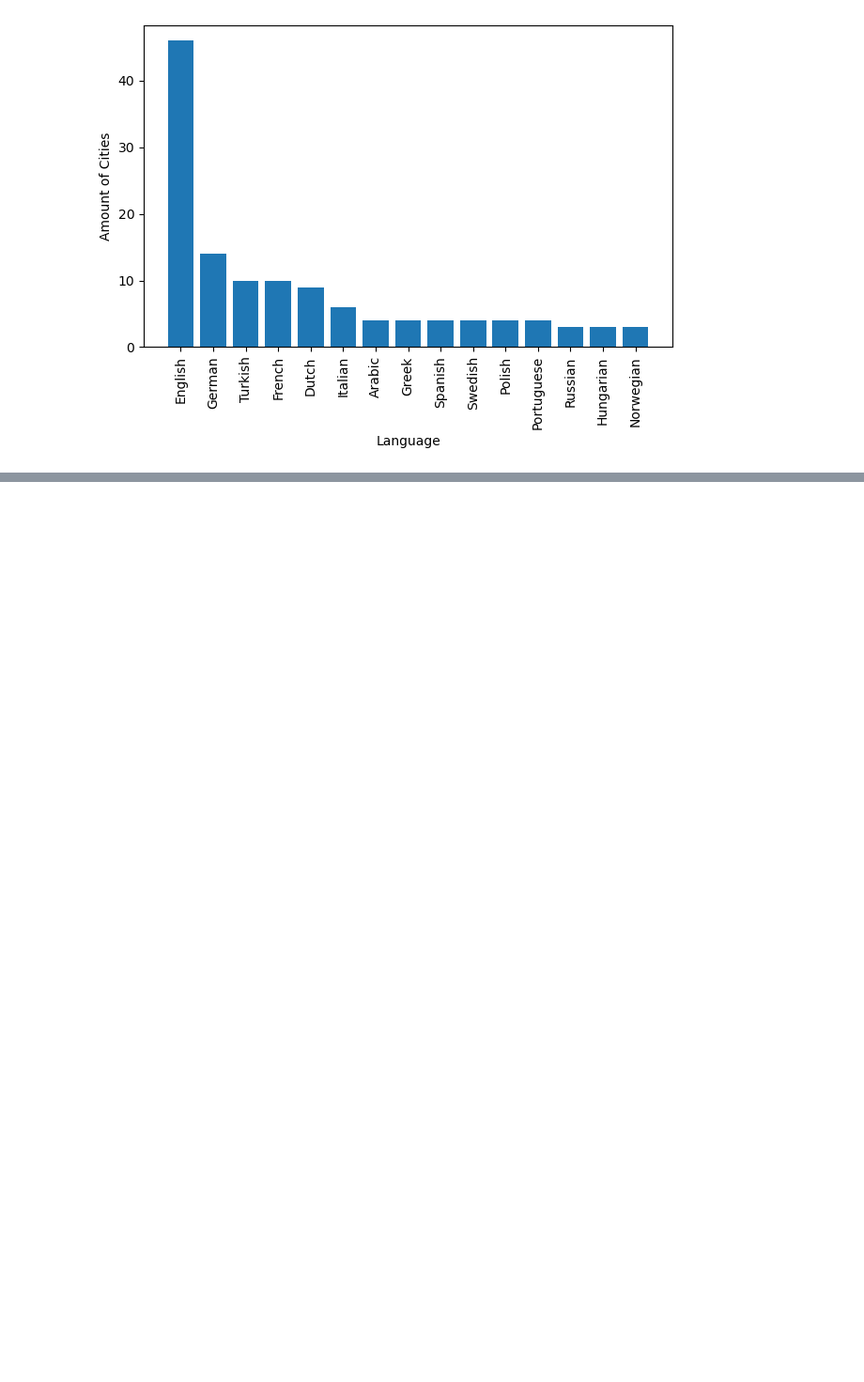
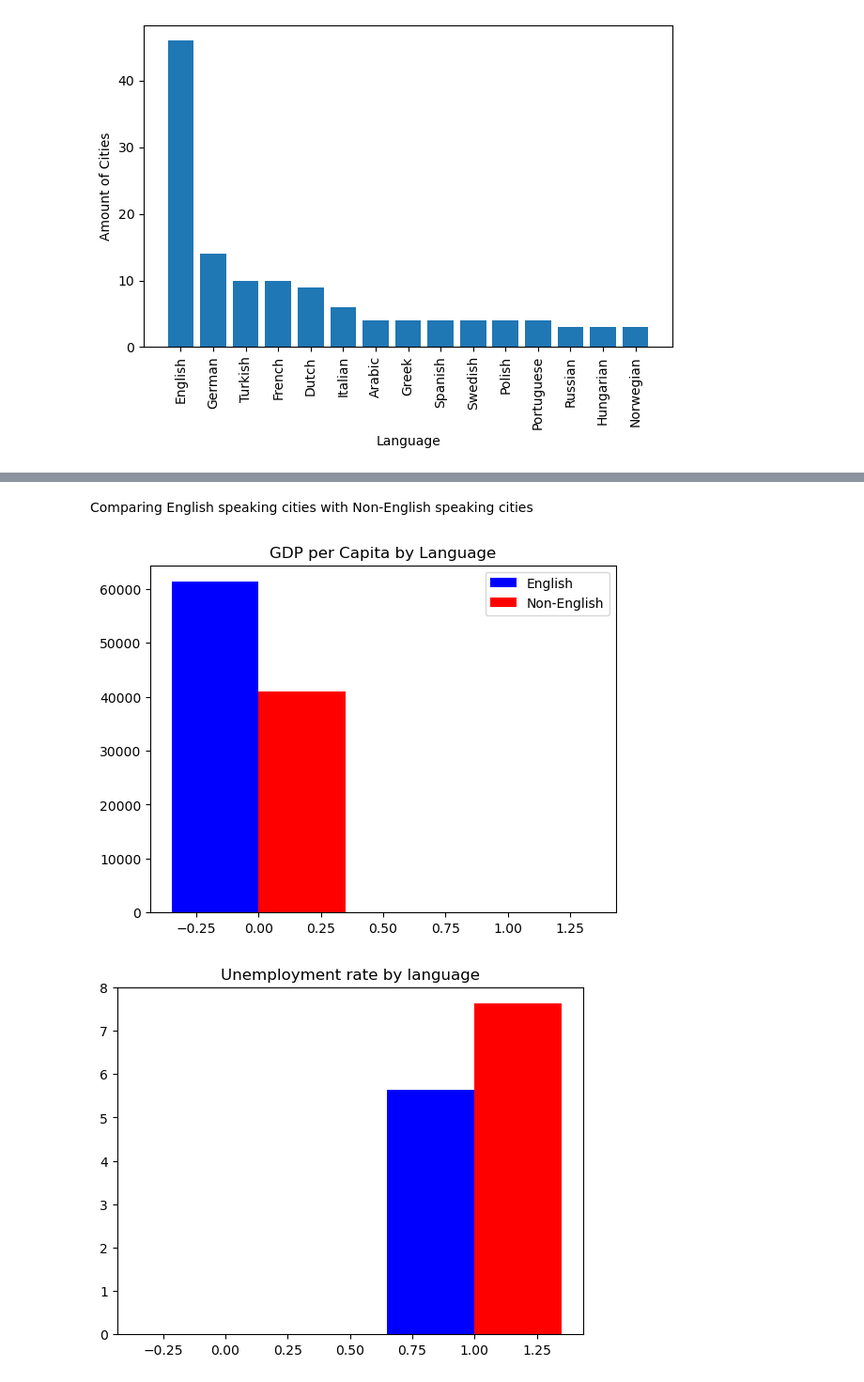
Before and after one commit to yair19-meet/PDS-project, a Jupyter notebook: src/analysis.ipynb, the cells around one changed output, grey strips where cells are left out. Shown: that part at 94% size. Saved outputs shown, nothing was run; the diff lists cells and outputs as text; code cells hidden in the pictures; blank space fills up the shorter version.

```diff
--- a/src/analysis.ipynb
+++ b/src/analysis.ipynb
@@ -189,14 +189,21 @@ plt.show()
 The most spoken languages
 # %%
 languages = {}
+english_spoken = []
 for item in data['Main Spoken Languages']:
     lst = str(item).split(",")
+    eng = False
     for i in lst:
         i = i.strip()
+        if i == 'English':
+            eng = True
         if i not in languages:
             languages[i] = 1
         else:
             languages[i] += 1
+    english_spoken.append(eng)
+
+data['english_spoken'] = english_spoken
 
 languages = sorted(languages.items(), key=lambda x: x[1], reverse=True)
 
@@ -212,0 +222,7 @@ plt.show()
+# %%
+data['unemployed_amt'] = data['Working Age Population '] * (data['Unemployment Rate'] / 100)
+data['unemployed_amt'] = data['unemployed_amt'].astype(np.int64)
+
+print("\nCities with the most people unemployed:\n")
+print(data[['City', 'unemployed_amt']]\
+      .sort_values(by='unemployed_amt', ascending=False).head().set_index('City'))
@@ -212,0 +239,41 @@ plt.show()
+# %% [markdown]
+Comparing English speaking cities with Non-English speaking cities
+# %%
+english_speaking_cities = data[data['english_spoken'] == True]
+non_english_speaking_cities = data[data['english_spoken'] == False]
+
+gdp_eng = english_speaking_cities['GDP per Capita'].mean()
+gdp_non_eng = non_english_speaking_cities['GDP per Capita'].mean()
+
+unemployment_eng = english_speaking_cities['Unemployment Rate'].mean()
+unemployment_non_eng = non_english_speaking_cities['Unemployment Rate'].mean()
+
+english_values = [gdp_eng, unemployment_eng]
+non_english_values = [gdp_non_eng, unemployment_non_eng]
+
+categories = ['GDP per Capita', 'Unemployment Rate']
+
+x = np.arange(len(categories))  # x locations for categories
+
+fig, ax = plt.subplots()
+
+ax.bar(x - 0.35/2, [gdp_eng, 0], 0.35, label='English', color='blue')
+ax.bar(x + 0.35/2, [gdp_non_eng, 0], 0.35, label='Non-English', color='red')
+
+ax.set_title('GDP per Capita by Language')
+
+fig2, ax2 = plt.subplots()
+ax2.bar(x - 0.35/2, [0, unemployment_eng], 0.35, label='English', color='blue')
+ax2.bar(x + 0.35/2, [0, unemployment_non_eng], 0.35, label='Non-English', color='red')
+
+ax2.set_title('Unemployment rate by language')
+
+
+ax.legend()
+
+
+
+plt.show()
+# %% [output]
+[figure, added]
+[figure, added]
```
Also changed, not shown: parts of 2 cells of this notebook.
